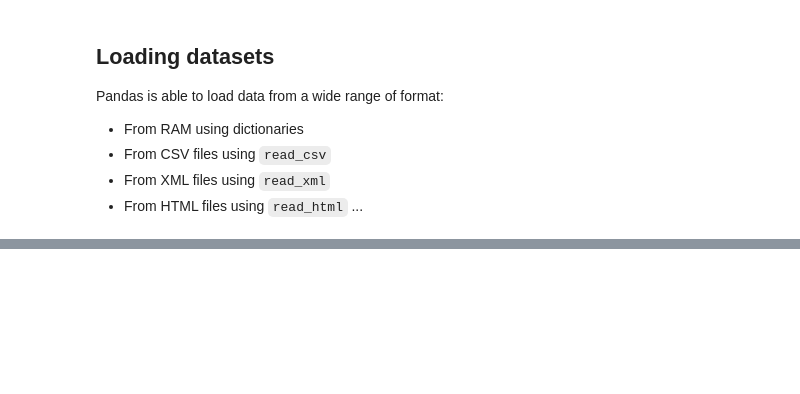
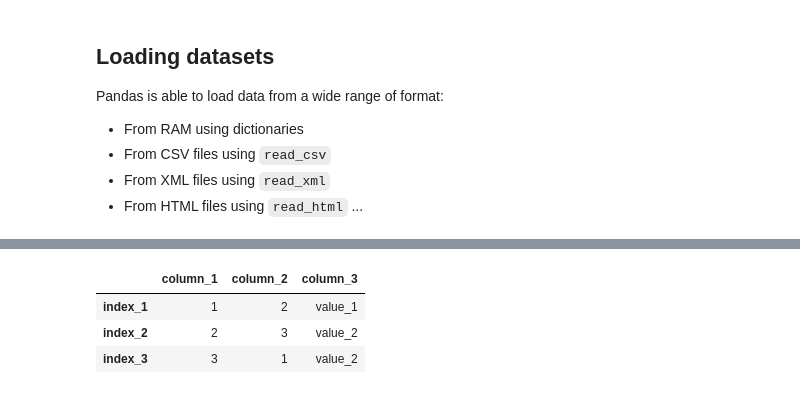
Before and after one commit to py4SHS/data_manipulation, a Jupyter notebook: lab_data_manipulation.ipynb, the cells around one changed output, grey strips where cells are left out. Drawn from its saved outputs; the diff is of its cells as text; code cells hidden in the pictures; blank space fills up the shorter version.

```diff
--- a/lab_data_manipulation.ipynb
+++ b/lab_data_manipulation.ipynb
@@ -276,0 +51,10 @@ Most plots are integrated within the library, using the following syntax:
+# %%
+# Example on demo dataframe
+df.shape
+df.columns
+df.head()
+# %% [output]
+|  | column_1 | column_2 | column_3 |
+| index_1 | 1 | 2 | value_1 |
+| index_2 | 2 | 3 | value_2 |
+| index_3 | 3 | 1 | value_2 |
```
Also changed, not shown: parts of 118 cells of this notebook, 7 other files.
